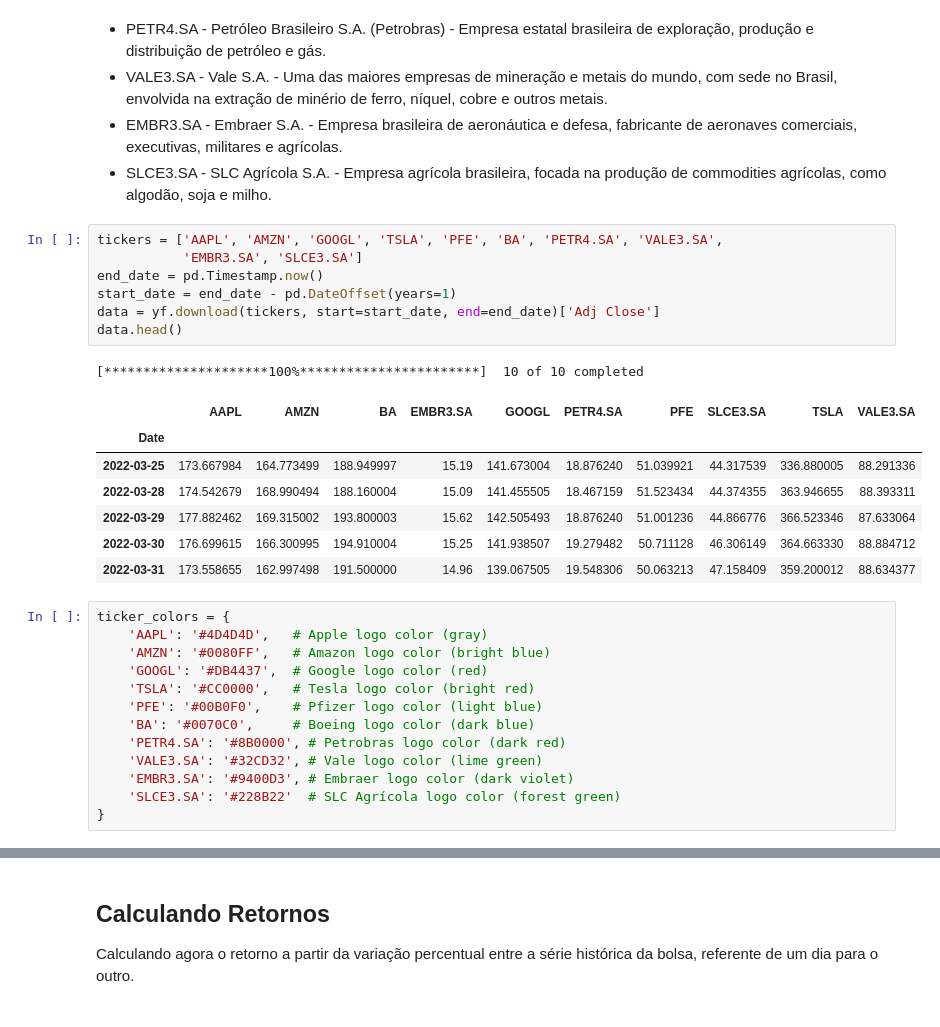
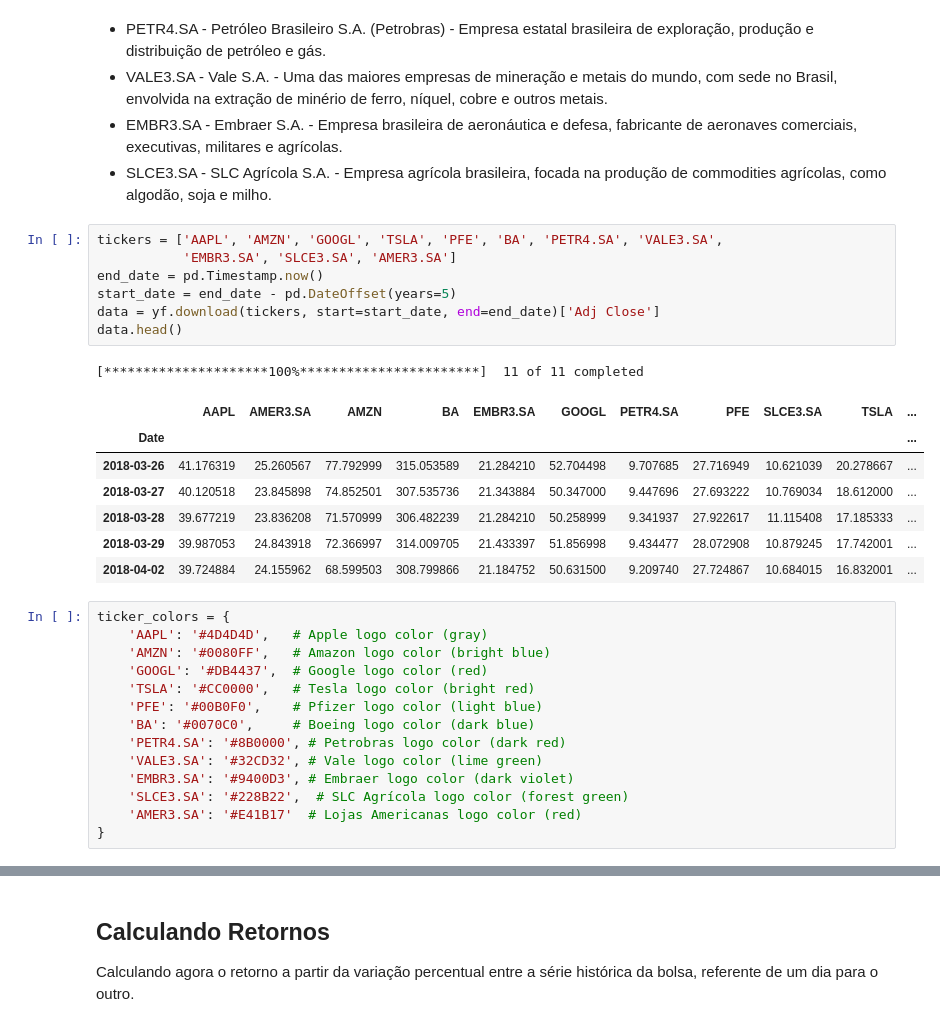
Before and after one commit to jvataidee/PesquisaOperacional, a Jupyter notebook: maxloglihood_portfolio.ipynb, the cells around one changed output, grey strips where cells are left out. Drawn from its saved outputs; the diff is of its cells as text.

```diff
--- a/maxloglihood_portfolio.ipynb
+++ b/maxloglihood_portfolio.ipynb
@@ -35,20 +37,20 @@ from scipy.stats import norm
 * SLCE3.SA - SLC Agrícola S.A. - Empresa agrícola brasileira, focada na produção de commodities agrícolas, como algodão, soja e milho.
 # %%
 tickers = ['AAPL', 'AMZN', 'GOOGL', 'TSLA', 'PFE', 'BA', 'PETR4.SA', 'VALE3.SA',
-           'EMBR3.SA', 'SLCE3.SA']
+           'EMBR3.SA', 'SLCE3.SA', 'AMER3.SA']
 end_date = pd.Timestamp.now()
-start_date = end_date - pd.DateOffset(years=1)
+start_date = end_date - pd.DateOffset(years=5)
 data = yf.download(tickers, start=start_date, end=end_date)['Adj Close']
 data.head()
 # %% [output]
-[*********************100%***********************]  10 of 10 completed
+[*********************100%***********************]  11 of 11 completed
-|  | AAPL | AMZN | BA | EMBR3.SA | GOOGL | PETR4.SA | PFE | SLCE3.SA | TSLA | VALE3.SA |
-| Date |  |  |  |  |  |  |  |  |  |  |
-| 2022-03-25 | 173.667984 | 164.773499 | 188.949997 | 15.19 | 141.673004 | 18.876240 | 51.039921 | 44.317539 | 336.880005 | 88.291336 |
-| 2022-03-28 | 174.542679 | 168.990494 | 188.160004 | 15.09 | 141.455505 | 18.467159 | 51.523434 | 44.374355 | 363.946655 | 88.393311 |
-| 2022-03-29 | 177.882462 | 169.315002 | 193.800003 | 15.62 | 142.505493 | 18.876240 | 51.001236 | 44.866776 | 366.523346 | 87.633064 |
-| 2022-03-30 | 176.699615 | 166.300995 | 194.910004 | 15.25 | 141.938507 | 19.279482 | 50.711128 | 46.306149 | 364.663330 | 88.884712 |
-| 2022-03-31 | 173.558655 | 162.997498 | 191.500000 | 14.96 | 139.067505 | 19.548306 | 50.063213 | 47.158409 | 359.200012 | 88.634377 |
+|  | AAPL | AMER3.SA | AMZN | BA | EMBR3.SA | GOOGL | PETR4.SA | PFE | SLCE3.SA | TSLA | ... |
+| Date |  |  |  |  |  |  |  |  |  |  | ... |
+| 2018-03-26 | 41.176319 | 25.260567 | 77.792999 | 315.053589 | 21.284210 | 52.704498 | 9.707685 | 27.716949 | 10.621039 | 20.278667 | ... |
+| 2018-03-27 | 40.120518 | 23.845898 | 74.852501 | 307.535736 | 21.343884 | 50.347000 | 9.447696 | 27.693222 | 10.769034 | 18.612000 | ... |
+| 2018-03-28 | 39.677219 | 23.836208 | 71.570999 | 306.482239 | 21.284210 | 50.258999 | 9.341937 | 27.922617 | 11.115408 | 17.185333 | ... |
+| 2018-03-29 | 39.987053 | 24.843918 | 72.366997 | 314.009705 | 21.433397 | 51.856998 | 9.434477 | 28.072908 | 10.879245 | 17.742001 | ... |
+| 2018-04-02 | 39.724884 | 24.155962 | 68.599503 | 308.799866 | 21.184752 | 50.631500 | 9.209740 | 27.724867 | 10.684015 | 16.832001 | ... |
 # %%
 ticker_colors = {
     'AAPL': '#4D4D4D',   # Apple logo color (gray)
@@ -60,7 +62,8 @@ ticker_colors = {
     'PETR4.SA': '#8B0000', # Petrobras logo color (dark red)
     'VALE3.SA': '#32CD32', # Vale logo color (lime green)
     'EMBR3.SA': '#9400D3', # Embraer logo color (dark violet)
-    'SLCE3.SA': '#228B22'  # SLC Agrícola logo color (forest green)
+    'SLCE3.SA': '#228B22',  # SLC Agrícola logo color (forest green)
+    'AMER3.SA': '#E41B17'  # Lojas Americanas logo color (red)
 }
 # %%
 fig, ax = plt.subplots(figsize=(15, 8))
```
Also changed, not shown: parts of 8 cells of this notebook.
